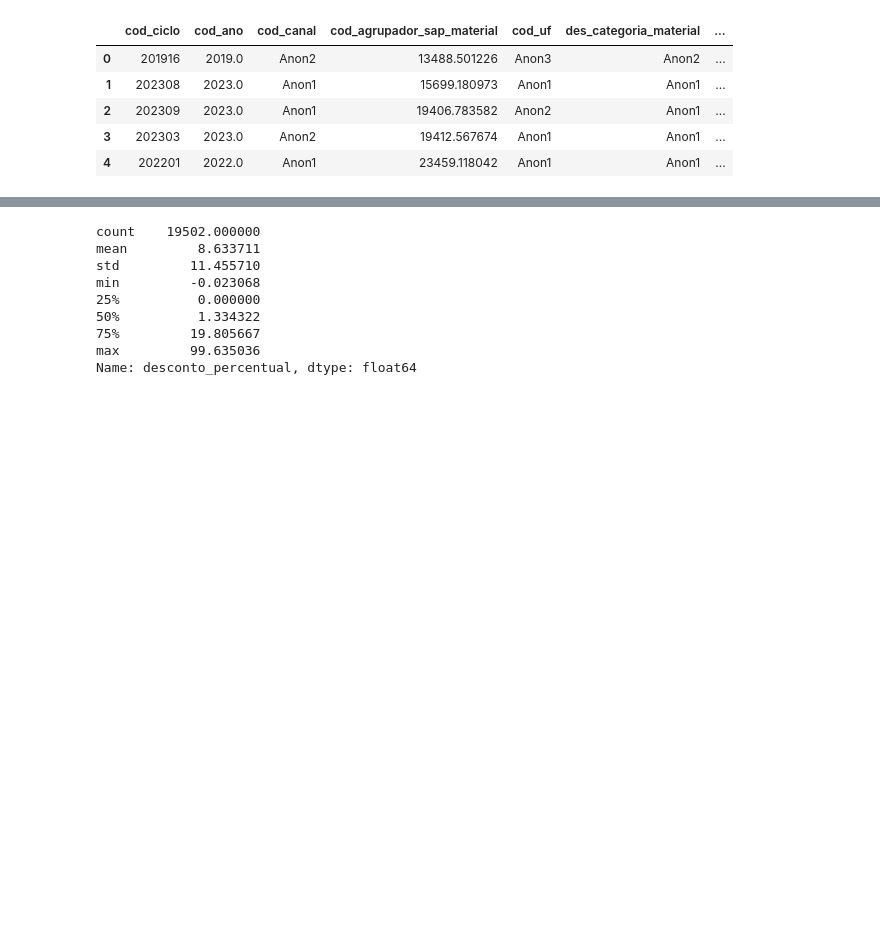
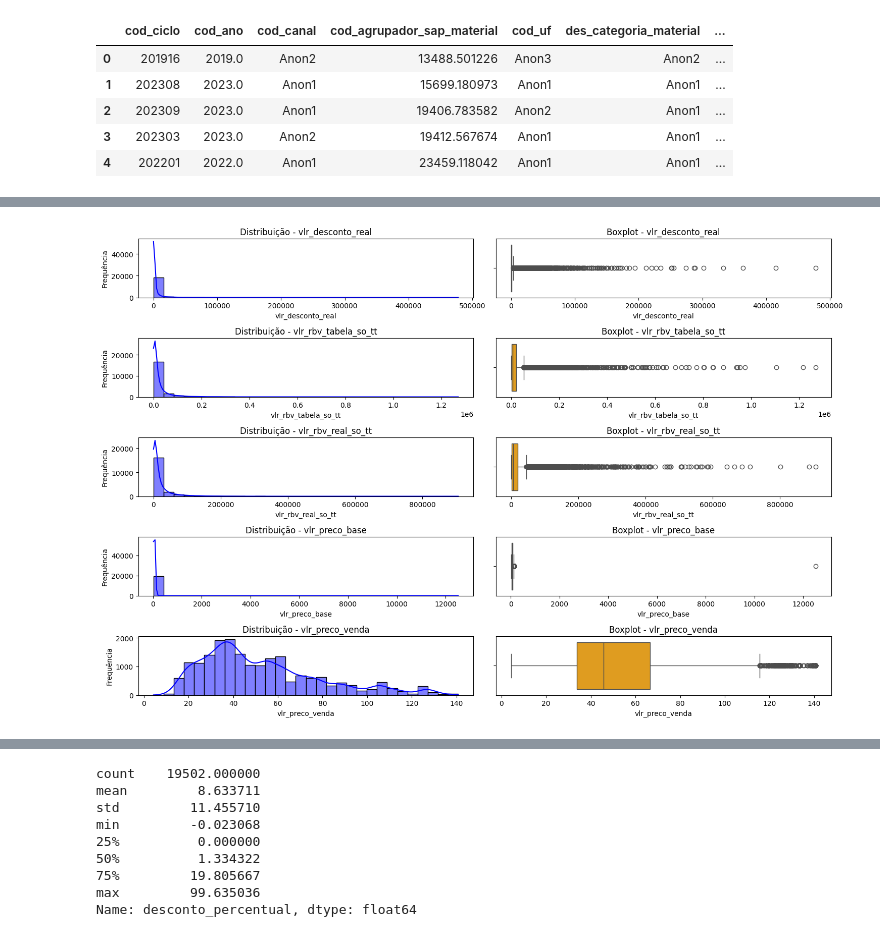
Before and after one commit to jpcunhadias/promo-sales-insights, a Jupyter notebook: notebooks/01-eda.ipynb, the cells around one changed output, grey strips where cells are left out. Drawn from its saved outputs; the diff is of its cells as text; code cells hidden in the pictures; blank space fills up the shorter version.

Commit message:
uploading EDA notebook with graphs and conclusions

```diff
--- a/notebooks/01-eda.ipynb
+++ b/notebooks/01-eda.ipynb
@@ -162,0 +179,14 @@ dtype: int64
+# %%
+# Ajustando o cálculo de `ano` para corrigir inconsistências
+sales["cod_ano"] = sales["cod_ciclo"] // 100  # Extraindo ano diretamente de `cod_ciclo`
+sales["semana"] = sales["cod_ciclo"] % 100  # Extraindo semana de `cod_ciclo`
+# Garantindo que semanas estão em um intervalo válido (1-52)
+sales["semana"] = sales["semana"].clip(lower=1, upper=52)
+
+# Calculando a data de início da semana com base no ano e na semana
+sales["data_inicio_semana"] = pd.to_datetime(
+    sales["cod_ano"].astype(str) + "-01-01", errors="coerce"
+) + pd.to_timedelta((sales["semana"] - 1) * 7, unit="D")
+
+# Verificando os resultados após o ajuste
+sales[["cod_ciclo", "cod_ano", "semana", "data_inicio_semana"]].head()
@@ -162,0 +201,7 @@ dtype: int64
+# %%
+sales.loc[:, ["cod_ciclo", "cod_ano"]] = sales.loc[:, ["cod_ciclo", "cod_ano"]].astype(
+    str
+)
+# %%
+numerical_columns = list(sales.select_dtypes("number").drop("semana", axis=1).columns)
+numerical_columns
@@ -162,0 +230,4 @@ dtype: int64
+# %%
+sales["vlr_desconto_real"] = sales["vlr_desconto_real"].fillna(
+    sales["vlr_desconto_real"].median()
+)
@@ -162,0 +260,19 @@ dtype: int64
+# %%
+# Configuração dos gráficos
+plt.figure(figsize=(15, 10))
+
+for i, column in enumerate(numerical_columns, 1):
+    plt.subplot(len(numerical_columns), 2, i * 2 - 1)  # Histograma
+    sns.histplot(sales[column], kde=True, bins=30, color="blue")
+    plt.title(f"Distribuição - {column}")
+    plt.xlabel(column)
+    plt.ylabel("Frequência")
+
+    plt.subplot(len(numerical_columns), 2, i * 2)  # Boxplot
+    sns.boxplot(x=sales[column], color="orange")
+    plt.title(f"Boxplot - {column}")
+    plt.xlabel(column)
+
+plt.tight_layout()
+plt.show()
+# %% [output]
@@ -163,3 +280,4 @@ dtype: int64
+[figure, added]
 # %%
 # Plot da distribuição
 plt.figure(figsize=(10, 6))
```
Also changed, not shown: parts of 48 cells of this notebook, 2 other files.
